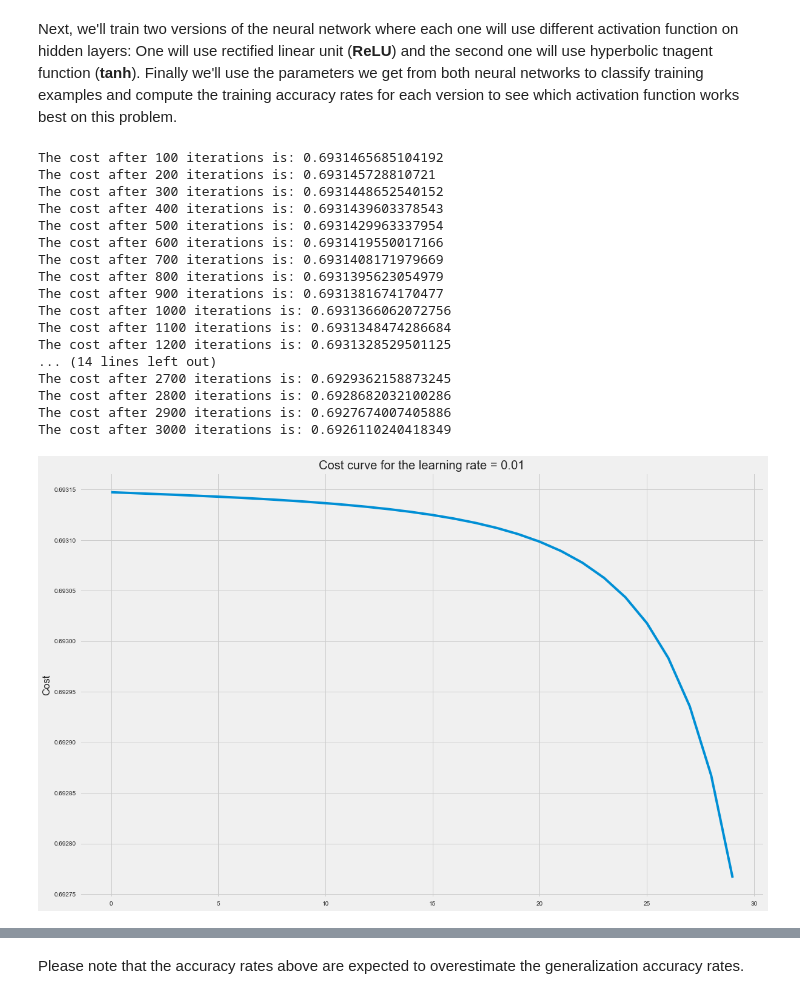
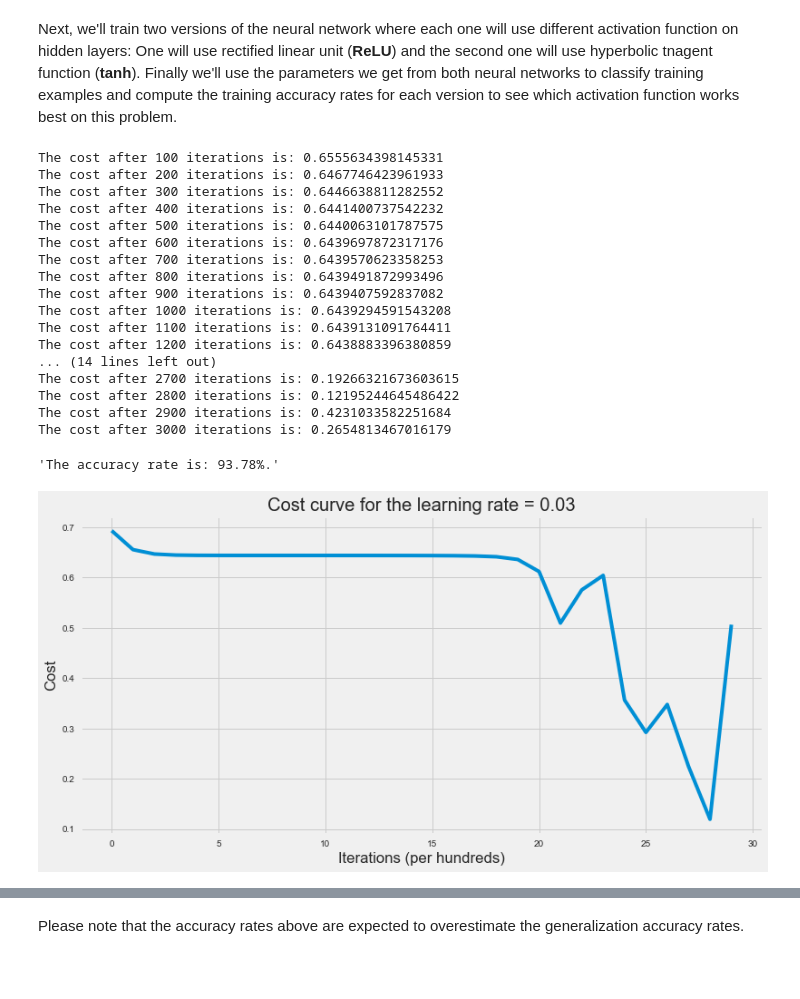
Before and after one commit to ImadDabbura/Deep-Learning, a Jupyter notebook: notebooks/Coding-Deep-Neural-Network-From-Scratch.ipynb, the cells around one changed output, grey strips where cells are left out. Cells and saved outputs as stored; diff of their text form; code cells hidden in the pictures; blank space fills up the shorter version.

```diff
--- a/notebooks/Coding-Deep-Neural-Network-From-Scratch.ipynb
+++ b/notebooks/Coding-Deep-Neural-Network-From-Scratch.ipynb
@@ -281,16 +339,21 @@ We'll use the **Cross-Entropy** cost. It uses the log-likelihood method to estim
 $$J(W, b) = -\frac{1}{m}\sum_{i = 1}^m\big(y^ilog(\widehat{y^i}) + (1 - y^i)log(1 - \widehat{y^i}\big)\tag3$$
 The above cost function is convex; however, neural network usually stuck on a local minimum and is not guaranteed to find the optimal parameters. We'll use here gradient-based learning.
 # %%
+# compute cross-entropy cost
 def compute_cost(AL, Y):
     """
+    Computes the Cross-Entropy cost.
+
     Arguments:
-    AL -- probability vector of shape 1 x training_examples
-    Y -- true "label" vector
+    AL -- probability vector of shape 1 x training_examples.
+    Y -- true "label" vector.
+
     Returns:
     cost -- cross-entropy cost
     """
     m = Y.shape[1]              # number of examples
-    cost = - (1 / m) * np.sum(np.multiply(Y, np.log(AL)) + np.multiply(1 - Y, np.log(1 - AL)))
+    cost = - (1 / m) * np.sum(
+        np.multiply(Y, np.log(AL)) + np.multiply(1 - Y, np.log(1 - AL)))
 
     return cost
 # %% [markdown]
@@ -494,0 +560,24 @@ X = X / 255
+# %%
+# Import training dataset
+train_dataset = h5py.File("../data/train_catvnoncat.h5")
+X = np.array(train_dataset["train_set_x"])
+Y = np.array(train_dataset["train_set_y"])
+
+# print the shape of input data and label vector
+print("Original dimensions:")
+print(X.shape, Y.shape)
+
+# plot cat image
+plt.figure(figsize=(6, 6))
+plt.imshow(X[50])
+plt.axis("off");
+
+# Transform input data and label vector
+X = X.reshape(209, -1).T
+Y = Y.reshape(-1, 209)
+
+# standarize the data
+X = X / 255
+
+print("New dimensions:")
+print(X.shape, Y.shape)
@@ -547,26 +678,33 @@ Next, we'll train two versions of the neural network where each one will use dif
 # %%
 # setting layers dims
 layers_dims = [X.shape[0], 5, 5, 1]
+
 # NN with tanh activation fn
-parameters_tanh = L_layer_model(X, Y, layers_dims, print_cost = True, hidden_layers_activation_fn = "tanh")
+parameters_tanh = L_layer_model(
+    X, Y, layers_dims, learning_rate=0.03, num_iterations=3000,
+    hidden_layers_activation_fn="tanh")
+
+# print the accuracy
+accuracy(X, parameters_tanh, Y, activation_fn="tanh")
 # %% [output]
-The cost after 100 iterations is: 0.6931465685104192
-The cost after 200 iterations is: 0.693145728810721
-The cost after 300 iterations is: 0.6931448652540152
-The cost after 400 iterations is: 0.6931439603378543
-The cost after 500 iterations is: 0.6931429963337954
-The cost after 600 iterations is: 0.6931419550017166
-The cost after 700 iterations is: 0.6931408171979669
-The cost after 800 iterations is: 0.6931395623054979
-The cost after 900 iterations is: 0.6931381674170477
-The cost after 1000 iterations is: 0.6931366062072756
-The cost after 1100 iterations is: 0.6931348474286684
-The cost after 1200 iterations is: 0.6931328529501125
+The cost after 100 iterations is: 0.6555634398145331
+The cost after 200 iterations is: 0.6467746423961933
+The cost after 300 iterations is: 0.6446638811282552
+The cost after 400 iterations is: 0.6441400737542232
+The cost after 500 iterations is: 0.6440063101787575
+The cost after 600 iterations is: 0.6439697872317176
+The cost after 700 iterations is: 0.6439570623358253
+The cost after 800 iterations is: 0.6439491872993496
+The cost after 900 iterations is: 0.6439407592837082
+The cost after 1000 iterations is: 0.6439294591543208
+The cost after 1100 iterations is: 0.6439131091764411
+The cost after 1200 iterations is: 0.6438883396380859
 ... (14 lines left out)
-The cost after 2700 iterations is: 0.6929362158873245
-The cost after 2800 iterations is: 0.6928682032100286
-The cost after 2900 iterations is: 0.6927674007405886
-The cost after 3000 iterations is: 0.6926110240418349
+The cost after 2700 iterations is: 0.19266321673603615
+The cost after 2800 iterations is: 0.12195244645486422
+The cost after 2900 iterations is: 0.4231033582251684
+The cost after 3000 iterations is: 0.2654813467016179
+'The accuracy rate is: 93.78%.'
-[figure, old version]
+[figure, new version]
 # %%
 # NN with relu activation fn
```
Also changed, not shown: parts of 17 cells of this notebook.
